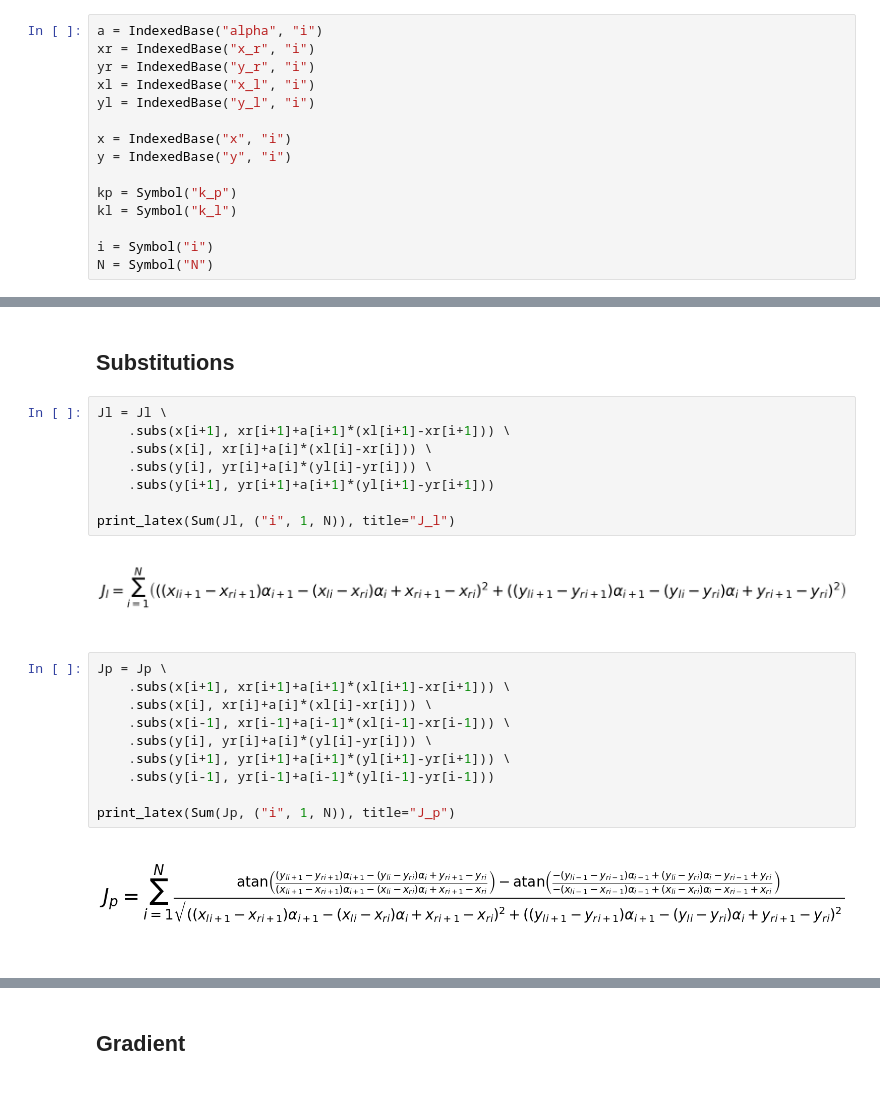
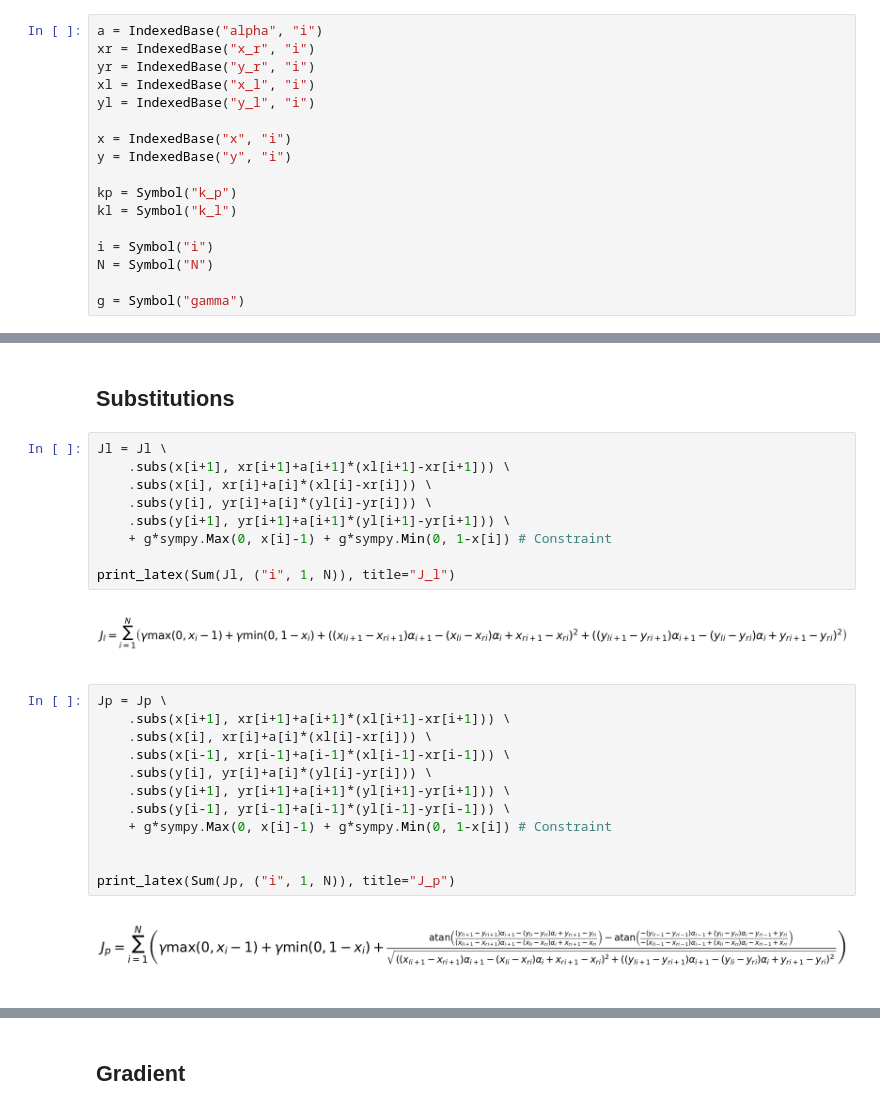
Before and after one commit to giuliovv/trajectory_planning, a Jupyter notebook: trajectory_derivate.ipynb, the cells around one changed output, grey strips where cells are left out. Cells and saved outputs as stored; diff of their text form.

```diff
--- a/trajectory_derivate.ipynb
+++ b/trajectory_derivate.ipynb
@@ -17,6 +19,8 @@ kl = Symbol("k_l")
 
 i = Symbol("i")
 N = Symbol("N")
+
+g = Symbol("gamma")
 # %%
 def print_latex(text, title="", fontsize=40):
   lat = sympy.latex(text)
@@ -52,13 +56,14 @@ print_latex(Sum(Jp, ("i", 1, N)), title="J_p")
 # %%
 Jl = Jl \
     .subs(x[i+1], xr[i+1]+a[i+1]*(xl[i+1]-xr[i+1])) \
     .subs(x[i], xr[i]+a[i]*(xl[i]-xr[i])) \
     .subs(y[i], yr[i]+a[i]*(yl[i]-yr[i])) \
-    .subs(y[i+1], yr[i+1]+a[i+1]*(yl[i+1]-yr[i+1]))
+    .subs(y[i+1], yr[i+1]+a[i+1]*(yl[i+1]-yr[i+1])) \
+    + g*sympy.Max(0, x[i]-1) + g*sympy.Min(0, 1-x[i]) # Constraint
 
 print_latex(Sum(Jl, ("i", 1, N)), title="J_l")
 # %% [output]
-[figure, old version]
+[figure, new version]
 # %%
 Jp = Jp \
     .subs(x[i+1], xr[i+1]+a[i+1]*(xl[i+1]-xr[i+1])) \
@@ -66,11 +71,13 @@ Jp = Jp \
     .subs(x[i-1], xr[i-1]+a[i-1]*(xl[i-1]-xr[i-1])) \
     .subs(y[i], yr[i]+a[i]*(yl[i]-yr[i])) \
     .subs(y[i+1], yr[i+1]+a[i+1]*(yl[i+1]-yr[i+1])) \
-    .subs(y[i-1], yr[i-1]+a[i-1]*(yl[i-1]-yr[i-1]))
+    .subs(y[i-1], yr[i-1]+a[i-1]*(yl[i-1]-yr[i-1])) \
+    + g*sympy.Max(0, x[i]-1) + g*sympy.Min(0, 1-x[i]) # Constraint
+
 
 print_latex(Sum(Jp, ("i", 1, N)), title="J_p")
 # %% [output]
-[figure, old version]
+[figure, new version]
 # %%
 J = kl*Sum(Jl, ("i", 1, N)) + kp * Sum(Jp, ("i", 1, N))
 print_latex(J, title="J")
```
Also changed, not shown: parts of 2 cells of this notebook.
